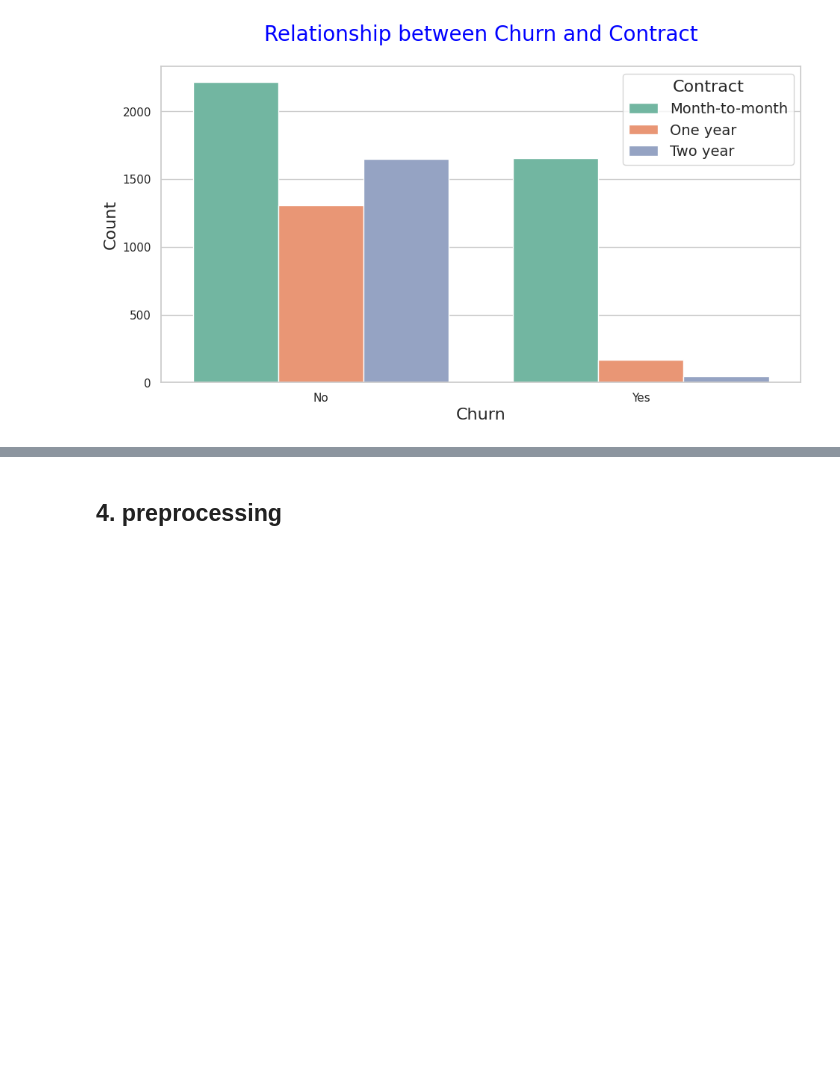
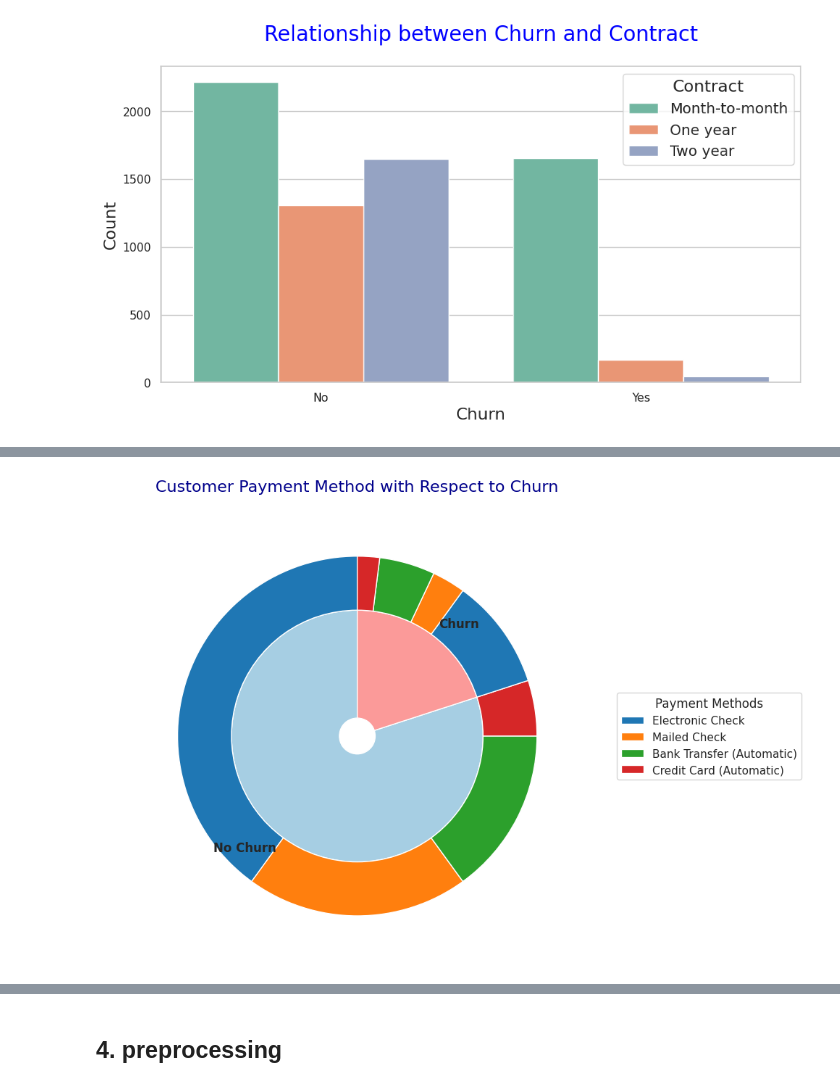
Before and after one commit to ALIADE1/150-Interview-LeetCode, a Jupyter notebook: customer-churn-prediction.ipynb, the cells around one changed output, grey strips where cells are left out. Cells and saved outputs as stored; diff of their text form; code cells hidden in the pictures; blank space fills up the shorter version.

Commit message:
Kaggle Notebook | Customer Churn Prediction | Version 8

```diff
--- a/customer-churn-prediction.ipynb
+++ b/customer-churn-prediction.ipynb
@@ -299,0 +186,61 @@ fig.show()
+# %%
+inner_labels = ["No Churn", "Churn"]
+inner_sizes = [80, 20]
+inner_colors = ["#a6cee3", "#fb9a99"]
+
+payment_methods = [
+    "Electronic Check",
+    "Mailed Check",
+    "Bank Transfer (Automatic)",
+    "Credit Card (Automatic)"
+]
+
+no_churn_payments = {"Electronic Check": 40, "Mailed Check": 20, "Bank Transfer (Automatic)": 15, "Credit Card (Automatic)": 5}
+churn_payments = {"Electronic Check": 10, "Mailed Check": 3, "Bank Transfer (Automatic)": 5, "Credit Card (Automatic)": 2}
+
+outer_sizes = []
+outer_labels = []
+for pm in payment_methods:
+    outer_sizes.append(no_churn_payments.get(pm, 0))
+    outer_labels.append(pm)
+for pm in payment_methods:
+    outer_sizes.append(churn_payments.get(pm, 0))
+    outer_labels.append(pm)
+
+payment_color_mapping = {
+    "Electronic Check": "#1f77b4",
+    "Mailed Check": "#ff7f0e",
+    "Bank Transfer (Automatic)": "#2ca02c",
+    "Credit Card (Automatic)": "#d62728"
+}
+outer_colors = [payment_color_mapping[label] for label in outer_labels]
+
+
+fig, ax = plt.subplots(figsize=(10, 7))
+ax.axis('equal')
+
+wedges1, _ = ax.pie(
+    inner_sizes,
+    radius=0.7,
+    labels=inner_labels,
+    colors=inner_colors,
+    startangle=90,
+    wedgeprops=dict(width=0.6, edgecolor='white'),
+    textprops={'fontsize': 12, 'weight': 'bold'}
+)
+
+wedges2, _ = ax.pie(
+    outer_sizes,
+    radius=1.0,
+    labels=[""] * len(outer_sizes),
+    colors=outer_colors,
+    startangle=90,
+    wedgeprops=dict(width=0.3, edgecolor='white')
+)
+
+plt.legend(wedges2[:4], payment_methods, title="Payment Methods", bbox_to_anchor=(1, 0.5), loc="center left")
+plt.title("Customer Payment Method with Respect to Churn", fontsize=16, color="darkblue", pad=20)
+plt.tight_layout()
+plt.show()
+# %% [output]
+[figure, added]
```
Also changed, not shown: parts of 9 cells of this notebook.
